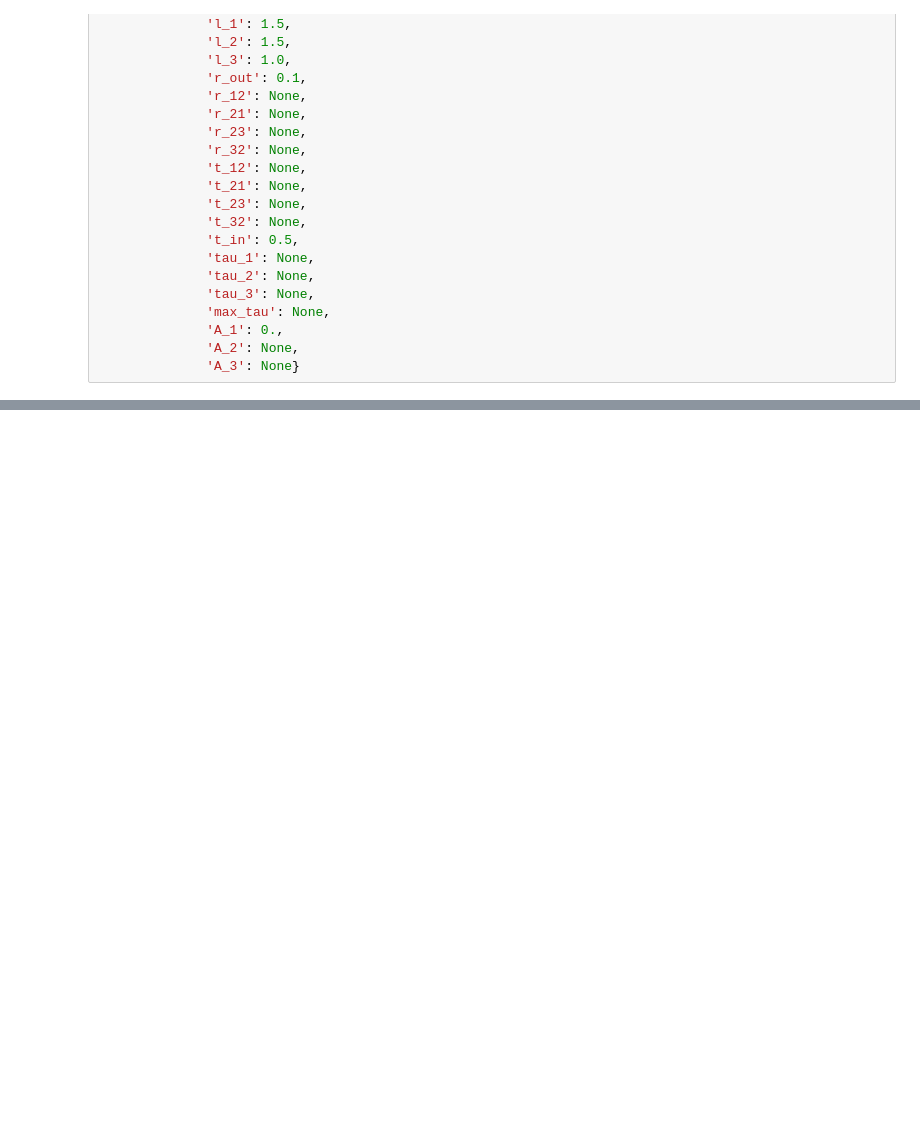
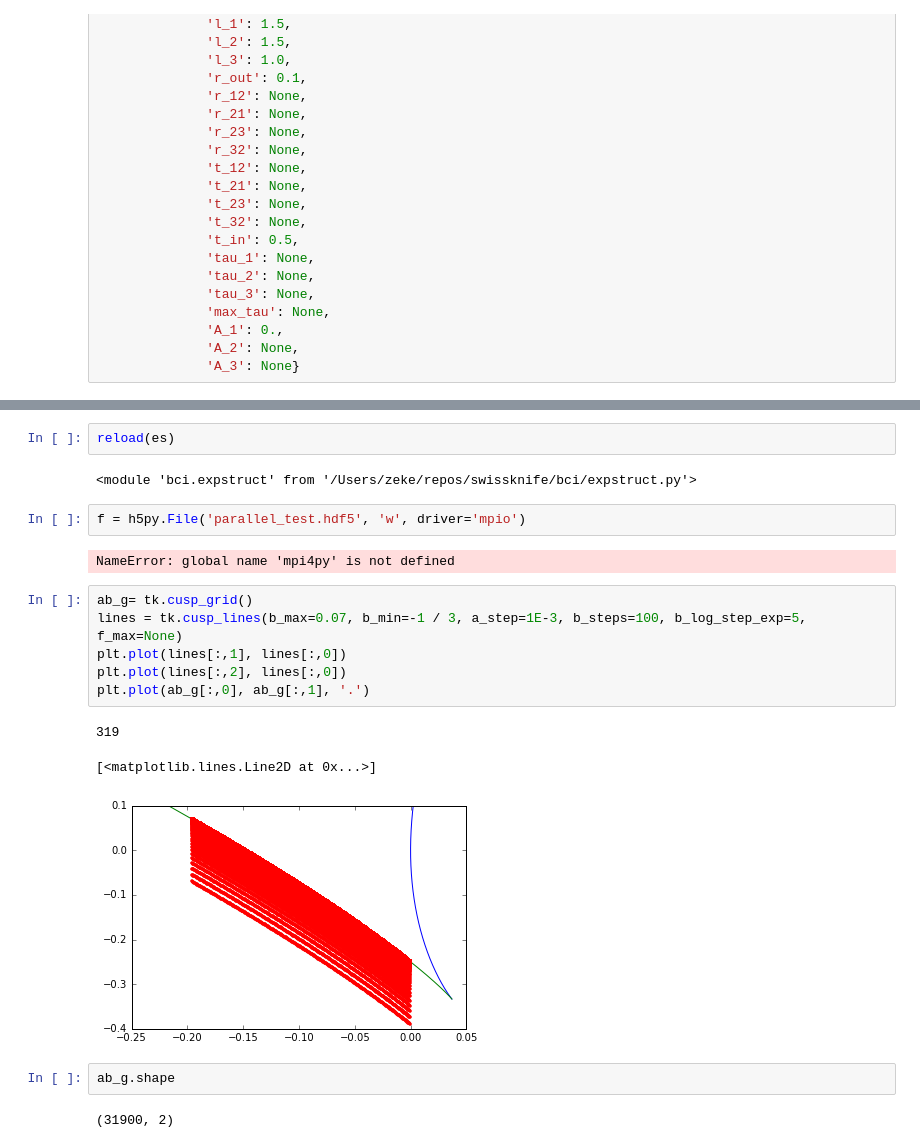
Before and after one commit to zekearneodo/soundflow, a Jupyter notebook: simmulate_sounds.ipynb, the cells around one changed output, grey strips where cells are left out. Cells and saved outputs as stored; diff of their text form; blank space fills up the shorter version.

```diff
--- a/simmulate_sounds.ipynb
+++ b/simmulate_sounds.ipynb
@@ -156,0 +197,22 @@ for row in np.ndenumerate(par_list):
+# %%
+reload(es)
+# %% [output]
+<module 'bci.expstruct' from '/Users/zeke/repos/swissknife/bci/expstruct.py'>
+# %%
+f = h5py.File('parallel_test.hdf5', 'w', driver='mpio')
+# %% [output]
+NameError: global name 'mpi4py' is not defined
+# %%
+ab_g= tk.cusp_grid()
+lines = tk.cusp_lines(b_max=0.07, b_min=-1 / 3, a_step=1E-3, b_steps=100, b_log_step_exp=5, f_max=None)
+plt.plot(lines[:,1], lines[:,0])
+plt.plot(lines[:,2], lines[:,0])
+plt.plot(ab_g[:,0], ab_g[:,1], '.')
+# %% [output]
+319
+[<matplotlib.lines.Line2D at 0x...>]
+[figure, added]
+# %%
+ab_g.shape
+# %% [output]
+(31900, 2)
```
Also changed, not shown: parts of 8 cells of this notebook, 2 other files.
